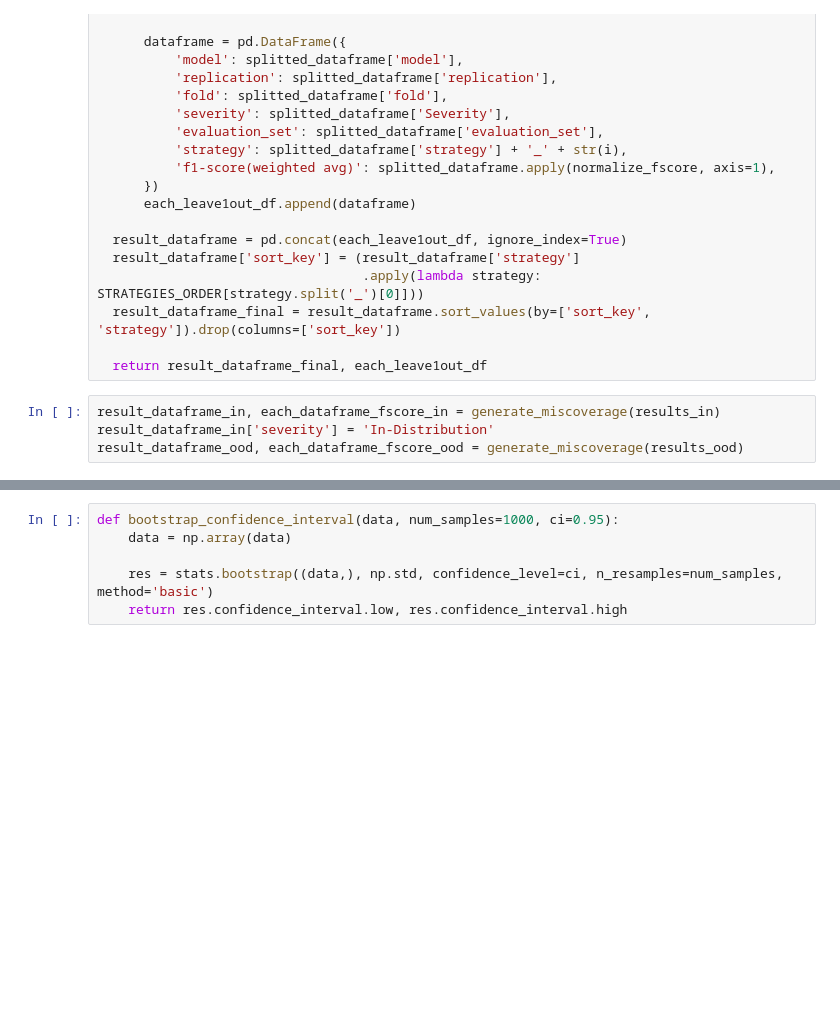
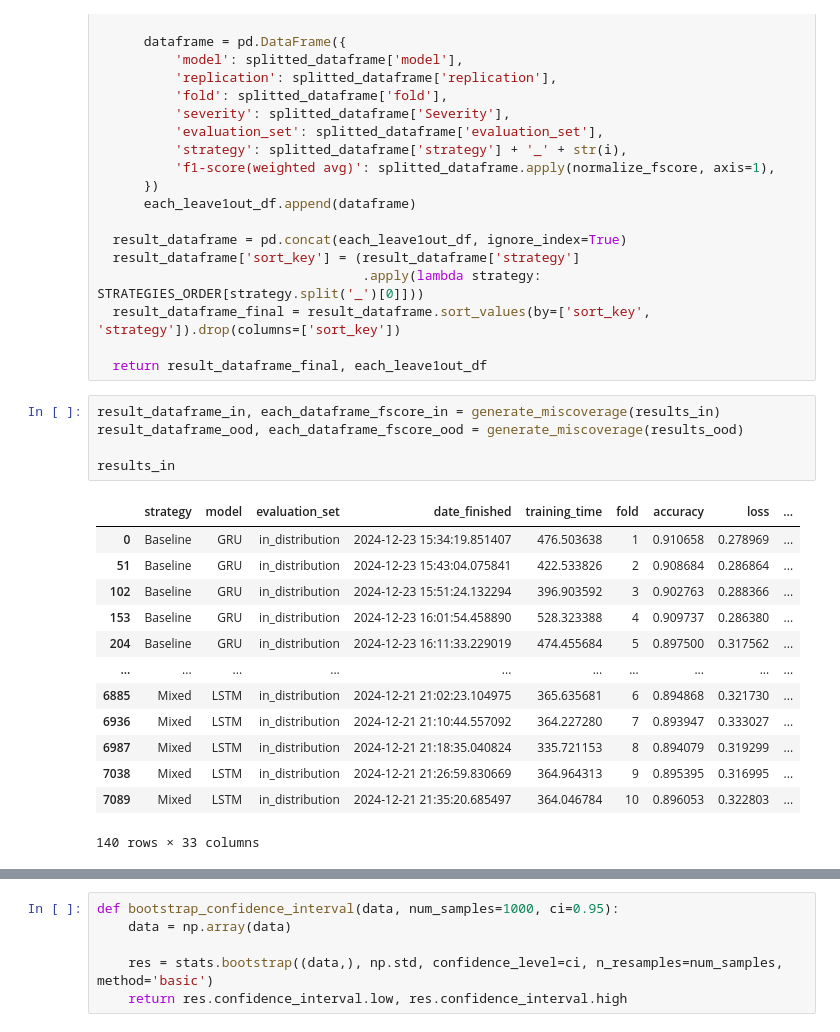
Before and after one commit to vmberto/ni-experiments, a Jupyter notebook: notebooks/agnews_miscoverage.ipynb, the cells around one changed output, grey strips where cells are left out. Cells and saved outputs as stored; diff of their text form; blank space fills up the shorter version.

```diff
--- a/notebooks/agnews_miscoverage.ipynb
+++ b/notebooks/agnews_miscoverage.ipynb
@@ -141,8 +137,23 @@ def generate_miscoverage(df):
   return result_dataframe_final, each_leave1out_df
 # %%
 result_dataframe_in, each_dataframe_fscore_in = generate_miscoverage(results_in)
-result_dataframe_in['severity'] = 'In-Distribution'
 result_dataframe_ood, each_dataframe_fscore_ood = generate_miscoverage(results_ood)
+
+results_in
+# %% [output]
+|  | strategy | model | evaluation_set | date_finished | training_time | fold | accuracy | loss | ... |
+| 0 | Baseline | GRU | in_distribution | 2024-12-23 15:34:19.851407 | 476.503638 | 1 | 0.910658 | 0.278969 | ... |
+| 51 | Baseline | GRU | in_distribution | 2024-12-23 15:43:04.075841 | 422.533826 | 2 | 0.908684 | 0.286864 | ... |
+| 102 | Baseline | GRU | in_distribution | 2024-12-23 15:51:24.132294 | 396.903592 | 3 | 0.902763 | 0.288366 | ... |
+| 153 | Baseline | GRU | in_distribution | 2024-12-23 16:01:54.458890 | 528.323388 | 4 | 0.909737 | 0.286380 | ... |
+| 204 | Baseline | GRU | in_distribution | 2024-12-23 16:11:33.229019 | 474.455684 | 5 | 0.897500 | 0.317562 | ... |
+| ... | ... | ... | ... | ... | ... | ... | ... | ... | ... |
+| 6885 | Mixed | LSTM | in_distribution | 2024-12-21 21:02:23.104975 | 365.635681 | 6 | 0.894868 | 0.321730 | ... |
+| 6936 | Mixed | LSTM | in_distribution | 2024-12-21 21:10:44.557092 | 364.227280 | 7 | 0.893947 | 0.333027 | ... |
+| 6987 | Mixed | LSTM | in_distribution | 2024-12-21 21:18:35.040824 | 335.721153 | 8 | 0.894079 | 0.319299 | ... |
+| 7038 | Mixed | LSTM | in_distribution | 2024-12-21 21:26:59.830669 | 364.964313 | 9 | 0.895395 | 0.316995 | ... |
+| 7089 | Mixed | LSTM | in_distribution | 2024-12-21 21:35:20.685497 | 364.046784 | 10 | 0.896053 | 0.322803 | ... |
+140 rows × 33 columns
 # %%
 def plot_results_all(df_in, df_out, x_label='Mean Centered F-Score', figsize=(50, 25)):
     unique_values1 = df_in['model'].unique()
```
Also changed, not shown: parts of 4 cells of this notebook, 5 other files.
